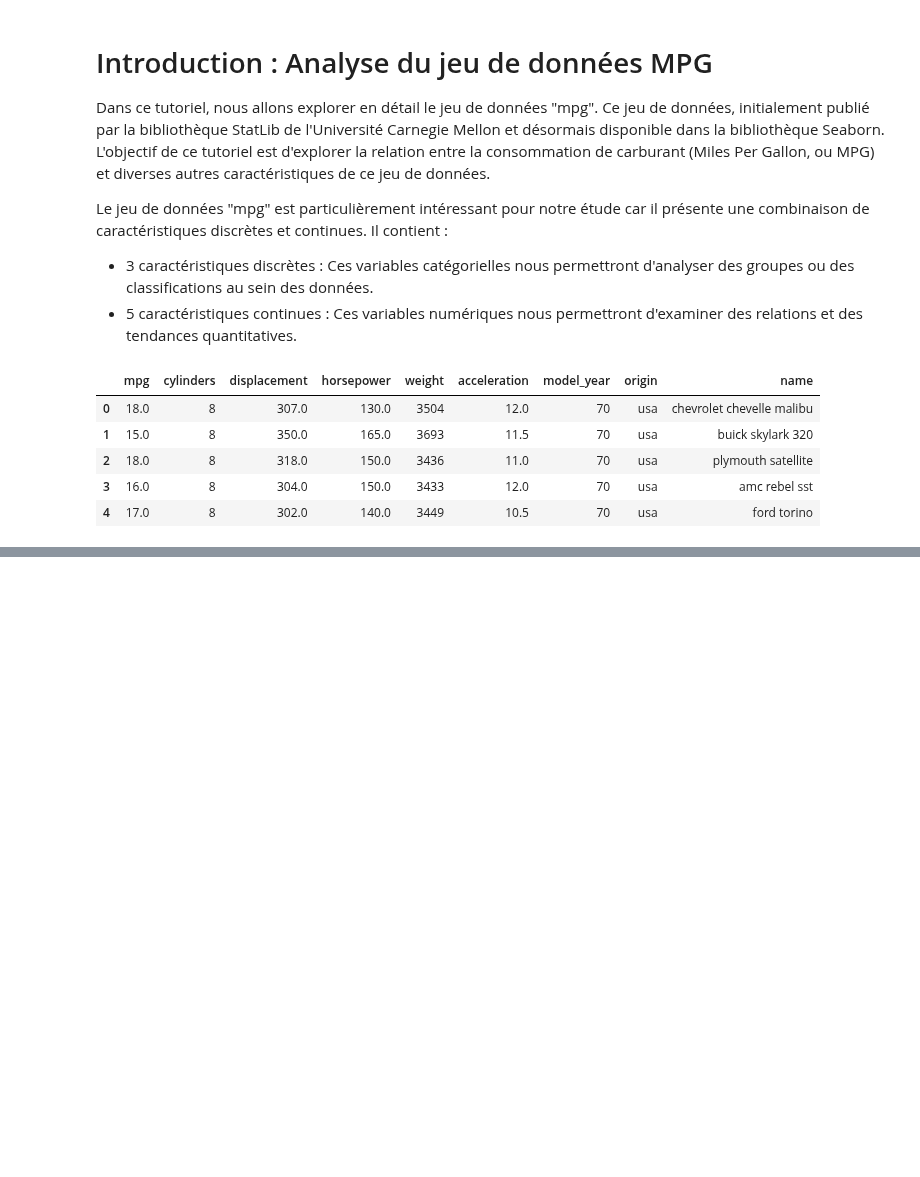
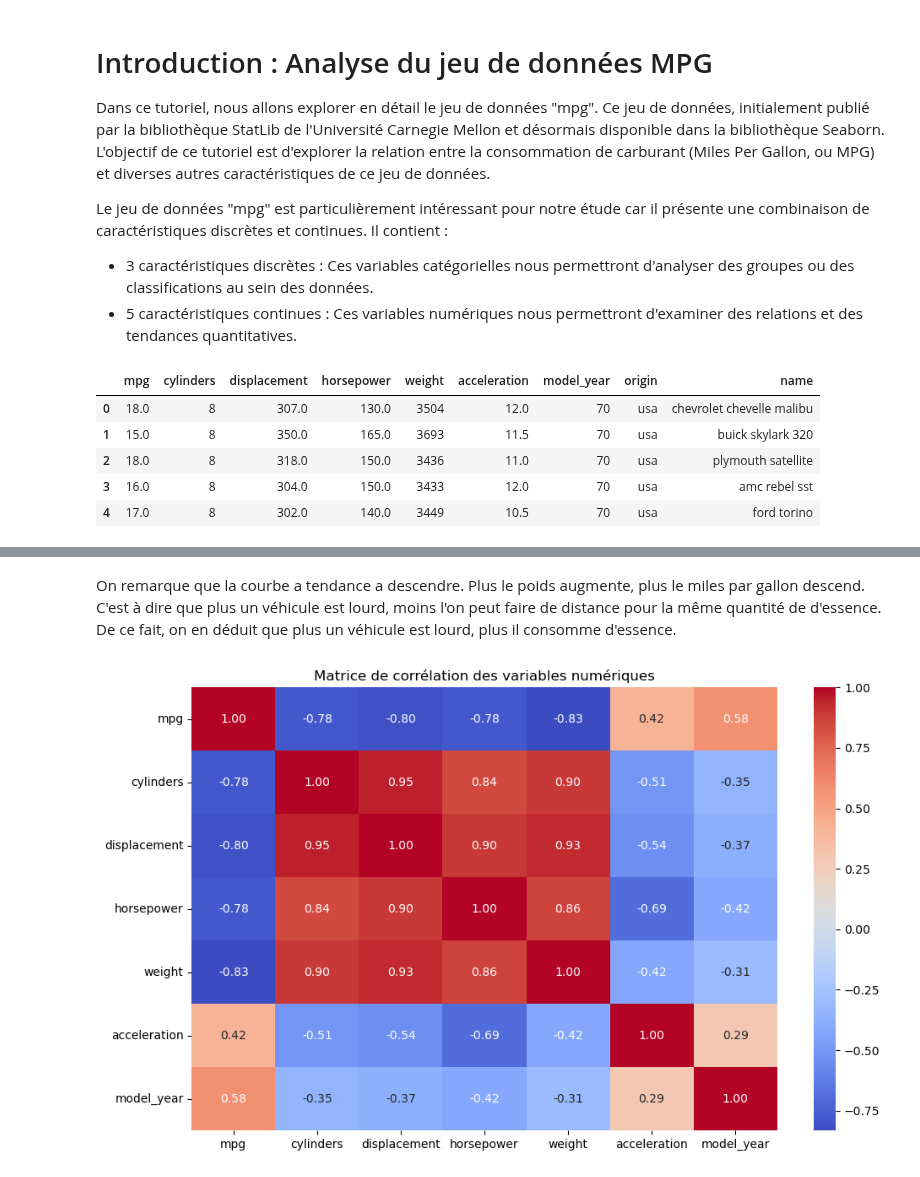
Before and after one commit to rosanajurdi/Data_Visualization_Course, a Jupyter notebook: lab-sessions/lab4-ScatterPlots_line plots_heatmaps.ipynb, the cells around one changed output, grey strips where cells are left out. Drawn from its saved outputs; the diff is of its cells as text; code cells hidden in the pictures; blank space fills up the shorter version.

```diff
--- a/lab-sessions/lab4-ScatterPlots_line plots_heatmaps.ipynb
+++ b/lab-sessions/lab4-ScatterPlots_line plots_heatmaps.ipynb
@@ -21,0 +46,10 @@ mpg_df.head()
+# %% [markdown]
+On remarque que la courbe a tendance a descendre. Plus le poids augmente, plus le miles par gallon descend. C'est à dire que plus un véhicule est lourd, moins l'on peut faire de distance pour la même quantité de d'essence. De ce fait, on en déduit que plus un véhicule est lourd, plus il consomme d'essence.
+# %%
+plt.figure(figsize=(10, 6))
+sns.heatmap(mpg_df.corr(numeric_only=True), annot=True, cmap='coolwarm', fmt=".2f")
+plt.title("Matrice de corrélation des variables numériques")
+plt.tight_layout()
+plt.show()
+# %% [output]
+[figure, added]
```
Also changed, not shown: parts of 9 cells of this notebook, 2 other files.
